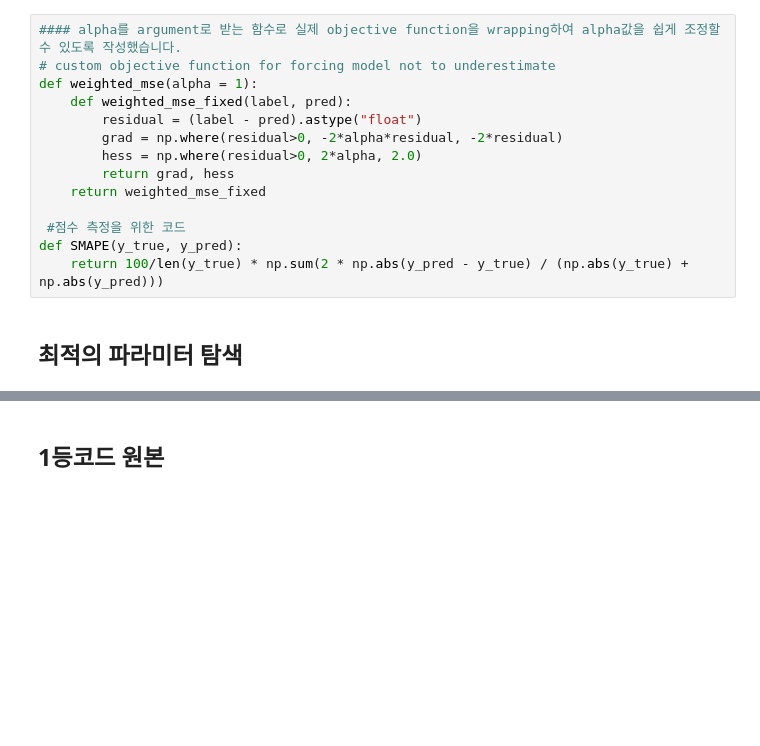
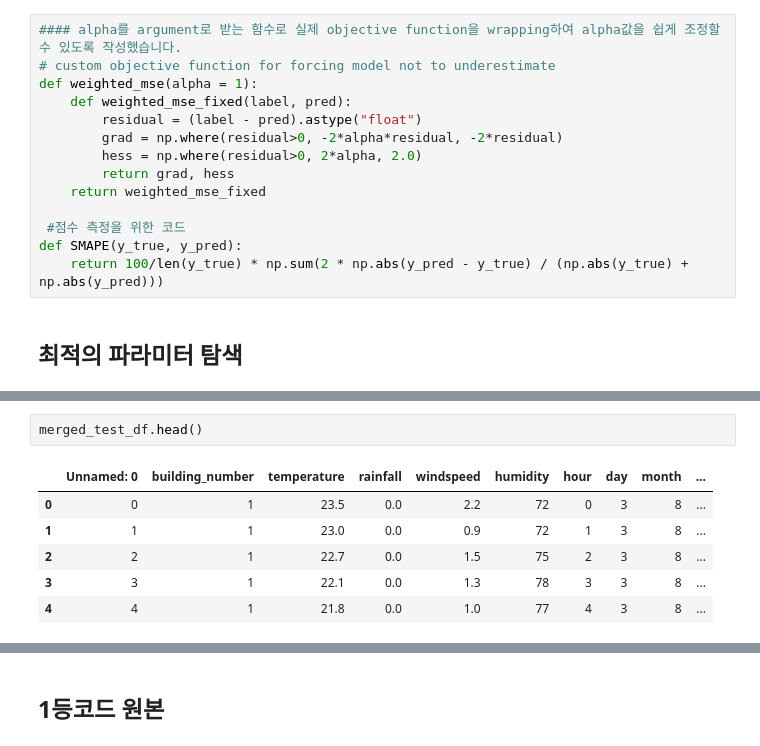
Before and after one commit to wooseungw/power_consumption_comp, a Jupyter notebook: XGBoost_ipynb_lbw.ipynb, the cells around one changed output, grey strips where cells are left out. Cells and saved outputs as stored; diff of their text form; blank space fills up the shorter version.

```diff
--- a/XGBoost_ipynb_lbw.ipynb
+++ b/XGBoost_ipynb_lbw.ipynb
@@ -309,0 +404,9 @@ for i in tqdm(np.arange(1,101,1)):
+# %%
+merged_test_df.head()
+# %% [output]
+|  | Unnamed: 0 | building_number | temperature | rainfall | windspeed | humidity | hour | day | month | ... |
+| 0 | 0 | 1 | 23.5 | 0.0 | 2.2 | 72 | 0 | 3 | 8 | ... |
+| 1 | 1 | 1 | 23.0 | 0.0 | 0.9 | 72 | 1 | 3 | 8 | ... |
+| 2 | 2 | 1 | 22.7 | 0.0 | 1.5 | 75 | 2 | 3 | 8 | ... |
+| 3 | 3 | 1 | 22.1 | 0.0 | 1.3 | 78 | 3 | 3 | 8 | ... |
+| 4 | 4 | 1 | 21.8 | 0.0 | 1.0 | 77 | 4 | 3 | 8 | ... |
```
Also changed, not shown: parts of 21 cells of this notebook, 3 other files.
